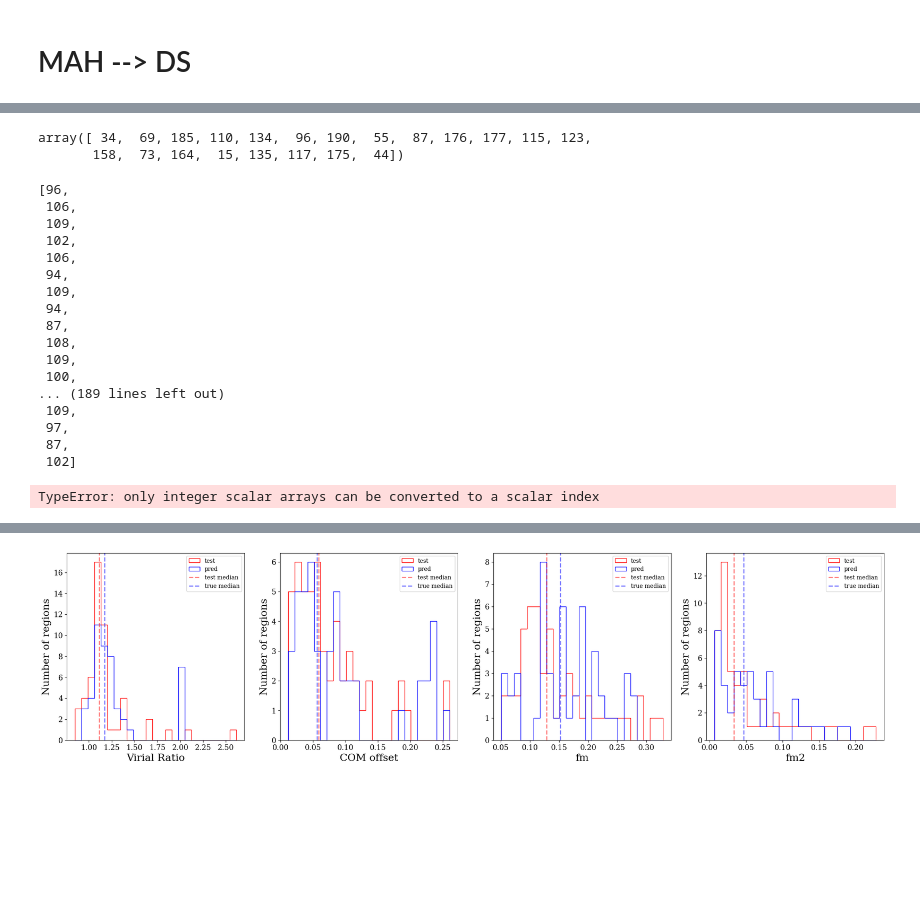
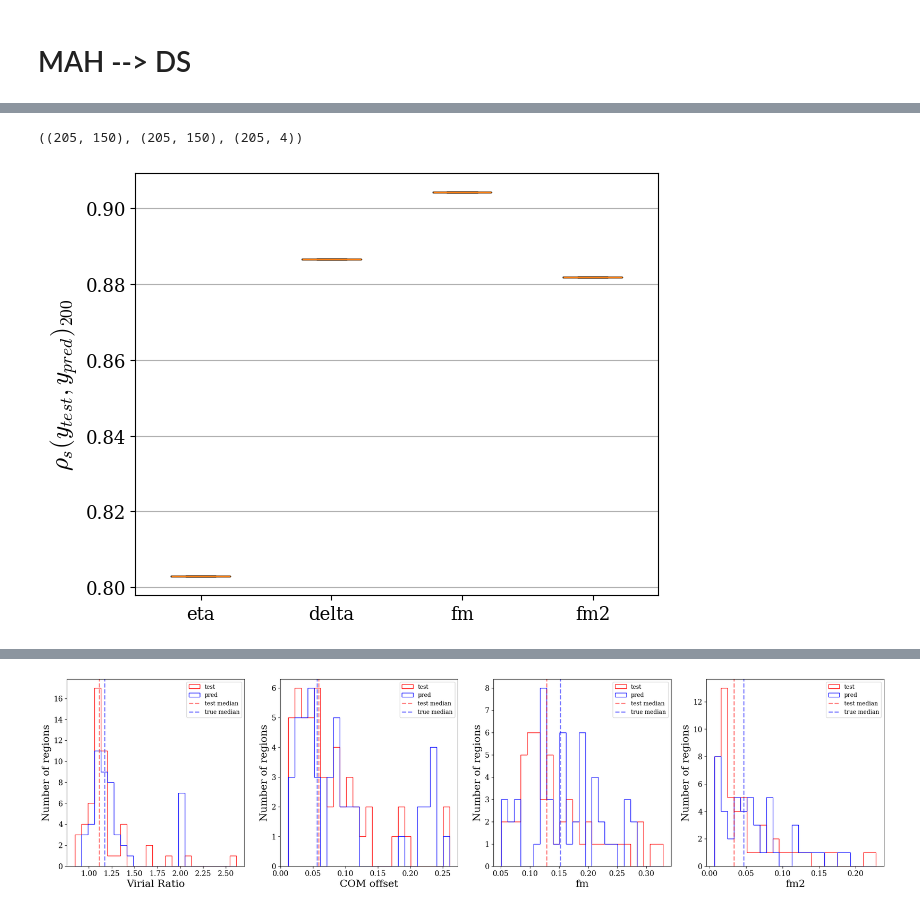
Before and after one commit to Kabelo-T/cluster_morph, a Jupyter notebook: multicam.ipynb, the cells around one changed output, grey strips where cells are left out. Cells and saved outputs as stored; diff of their text form; code cells hidden in the pictures; blank space fills up the shorter version.

```diff
--- a/multicam.ipynb
+++ b/multicam.ipynb
@@ -114,45 +70,16 @@ np.sum(np.array(n_snaps) > 100)
-# %%
-seed = 4
-rng = np.random.default_rng(seed)
-train_idx, test_idx = _get_tt_indices(
-    n_points=n_regions, rng=rng, test_ratio=0.1)
-test_idx
-# %% [output]
-array([ 34,  69, 185, 110, 134,  96, 190,  55,  87, 176, 177, 115, 123,
-       158,  73, 164,  15, 135, 117, 175,  44])
-# %%
-n_snaps
-# %% [output]
-[96,
- 106,
- 109,
- 102,
- 106,
- 94,
- 109,
- 94,
- 87,
- 108,
- 109,
- 100,
-... (189 lines left out)
- 109,
- 97,
- 87,
- 102]
 # %%
-mah = [df['M/M0'] for df in mah_dict.values()]
+mah = np.array([df['M/M0'].values for df in mah_dict.values()])
 sp_corr = []
 for seed in range(1000):
     rng = np.random.default_rng(seed)
     train_idx, test_idx = _get_tt_indices(
-        n_points=n_regions, rng=rng, test_ratio=0.25)
-    x = np.array([df.sample(min_snaps, random_state=seed) for df in mah])
+        n_points=n_regions, rng=rng, test_ratio=0.20)
+    x = mah
     y = np.vstack([eta_200, delta_200, fm_200, fm2_200]).T
-    x_train = x[train_idx]
-    x_test = x[test_idx]
-    y_train = y[train_idx]
-    y_test = y[test_idx]
+    x_train = x
+    x_test = x
+    y_train = y
+    y_test = y
 
     # mv_model = MultiCamSampling(n_features, n_targets, rng)
     mv_model = MultiCAM(n_features, n_targets)
@@ -162,10 +89,23 @@ for seed in range(1000):
     sp_corr.append([spearmanr(yt, yp) for yt, yp in zip(y_test.T, y_pred.T)])
 
 sp_corr = np.array(sp_corr)
-# %% [output]
-TypeError: only integer scalar arrays can be converted to a scalar index
+# %%
+mah = np.array([df['M/M0'].values for df in mah_dict.values()])
+
+mah.shape, x.shape, y.shape
+# %% [output]
+((205, 150), (205, 150), (205, 4))
 # %%
 eta = sp_corr[:, 0]
 delta = sp_corr[:, 1]
 fm = sp_corr[:, 2]
 fm2 = sp_corr[:, 3]
+# %%
+fig, axs = plt.subplots(1, 1)
+axs.boxplot([eta, delta, fm, fm2], tick_labels=['eta', 'delta', 'fm', 'fm2'])
+axs.yaxis.grid(True)
+axs.set_ylabel(r'$\rho_s (y_{test}, y_{pred})_{200}$')
+plt.tight_layout()
+plt.show()
+# %% [output]
+[figure, added]
```
Also changed, not shown: parts of 16 cells of this notebook, 6 other files.
